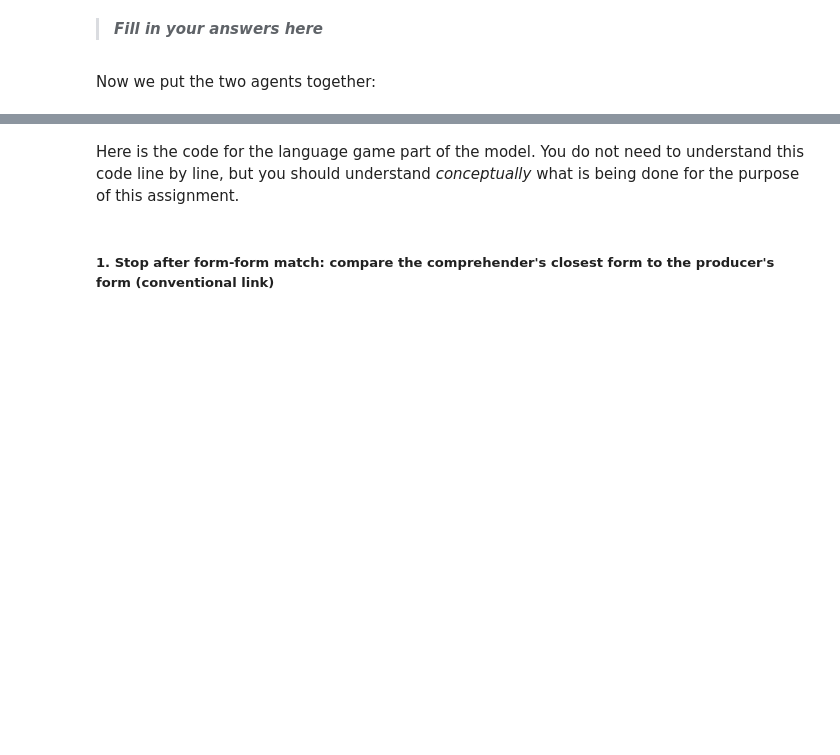
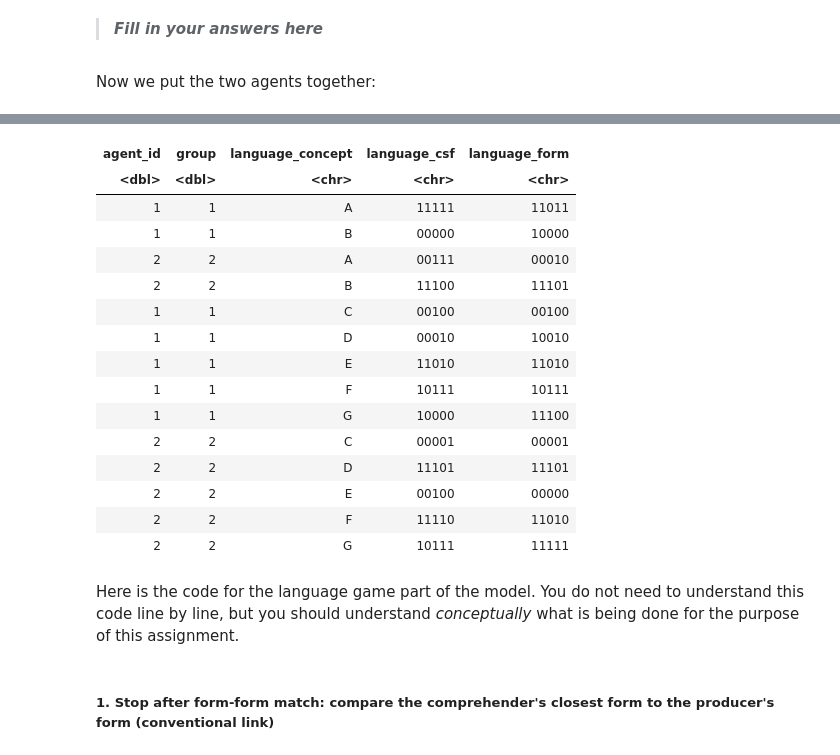
Before and after one commit to evolamus/labs, a Jupyter notebook: Agent_based_model_sign_language.ipynb, the cells around one changed output, grey strips where cells are left out. Saved outputs shown, nothing was run; the diff lists cells and outputs as text; code cells hidden in the pictures; blank space fills up the shorter version.

```diff
--- a/Agent_based_model_sign_language.ipynb
+++ b/Agent_based_model_sign_language.ipynb
@@ -104,7 +127,9 @@ agent2
 # %% [markdown]
 >**_Fill in your answers here_**
+# %%
+initial_overlap <- 0.6 # fill in your value here!
 # %% [markdown]
 Now we put the two agents together:
 # %%
-agents <- rbind (agent1, agent2)
-agents
+agents_diff_groups <- rbind (agent1, agent2)
+agents_diff_groups
@@ -110,0 +146,69 @@ agents
+# %%
+add_more_concepts <- function(agents, id, group, n_concepts, n_bits, initial_overlap){
+
+    # repeating the code for the number of concepts that you want to add
+    for (i in 1:n_concepts){
+
+        # obtaining the next character to use for a language_concept, for this agent
+        agent_df <- subset(agents, agent_id == id)
+        concept <- AscToChar(CharToAsc(max(agent_df$language_concept)) + 1 %% 26)
+
+        # first we check if there is already a csf for this group and concept in the dataframe
+        existing_csf_concept <- agents[agents$group == group & agents$language_concept == concept,]
+
+
+        if (nrow(existing_csf_concept) > 0){
+            csf <- existing_csf_concept$language_csf
+            # change it to a vector instead of a string
+            csf <- as.numeric(strsplit(csf, split = "")[[1]])
+        }
+        # if there is no csf yet for this group and concept, we create a random vector of length n_bits with 0s and 1s.
+        else{
+
+            existing_csfs <- agents[agents$group == group,]$language_csf
+            csf <- NULL
+
+            # making sure that the csf is unique for this group (i.e. two concepts cannot have the same csf string)
+            while (is.null(csf) || paste(csf, collapse = "") %in% existing_csfs){
+                csf <- rbinom(n=n_bits, size=1, prob=runif(1, 0, 1))
+
+            }
+        }
+
+        # to decide whether the language concept bit is the same as the csf we use the match_csf vector
+        match_csf <- rbinom(n = n_bits, size = 1, prob = initial_overlap)
+
+        # in case the bit should not match, we need a random bit
+        random_bits <- rbinom(n = n_bits, size = 1, prob = 0.5)
+
+        # now we check for every bit if it should stay the same, and otherwise we get a random bit
+        form <- ifelse(match_csf == 1, csf, random_bits)
+
+        # changing the vectors into strings
+        csf <- paste(csf, collapse = "")
+        form <- paste(form, collapse = "")
+
+        new_concept <- data.frame(
+                        agent_id = id,
+                        group = group,
+                        language_concept = concept,
+                        language_csf = csf,
+                        language_form = form,
+                        stringsAsFactors = FALSE
+        )
+
+        agents <- rbind(agents, new_concept)
+
+
+    }
+    return(agents)
+}
+
+# adding concepts for agent 1
+agents_diff_groups <- add_more_concepts(agents=agents_diff_groups, id=1, group=1, n_concepts=5, n_bits=5, initial_overlap = initial_overlap)
+
+# and for agent 2
+agents_diff_groups <- add_more_concepts(agents=agents_diff_groups, id=2, group=2, n_concepts=5, n_bits=5, initial_overlap = initial_overlap)
+
+agents_diff_groups
+# %% [output]
@@ -111,3 +216,19 @@ agents
+| agent_id | group | language_concept | language_csf | language_form |
+| <dbl> | <dbl> | <chr> | <chr> | <chr> |
+| 1 | 1 | A | 11111 | 11011 |
+| 1 | 1 | B | 00000 | 10000 |
+| 2 | 2 | A | 00111 | 00010 |
+| 2 | 2 | B | 11100 | 11101 |
+| 1 | 1 | C | 00100 | 00100 |
+| 1 | 1 | D | 00010 | 10010 |
+| 1 | 1 | E | 11010 | 11010 |
+| 1 | 1 | F | 10111 | 10111 |
+| 1 | 1 | G | 10000 | 11100 |
+| 2 | 2 | C | 00001 | 00001 |
+| 2 | 2 | D | 11101 | 11101 |
+| 2 | 2 | E | 00100 | 00000 |
+| 2 | 2 | F | 11110 | 11010 |
+| 2 | 2 | G | 10111 | 11111 |
 # %% [markdown]
 Here is the code for the language game part of the model. You do not need to understand this code line by line, but you should understand *conceptually* what is being done for the purpose of this assignment.
 # %% [markdown]
```
Also changed, not shown: parts of 22 cells of this notebook, 17 other files.
